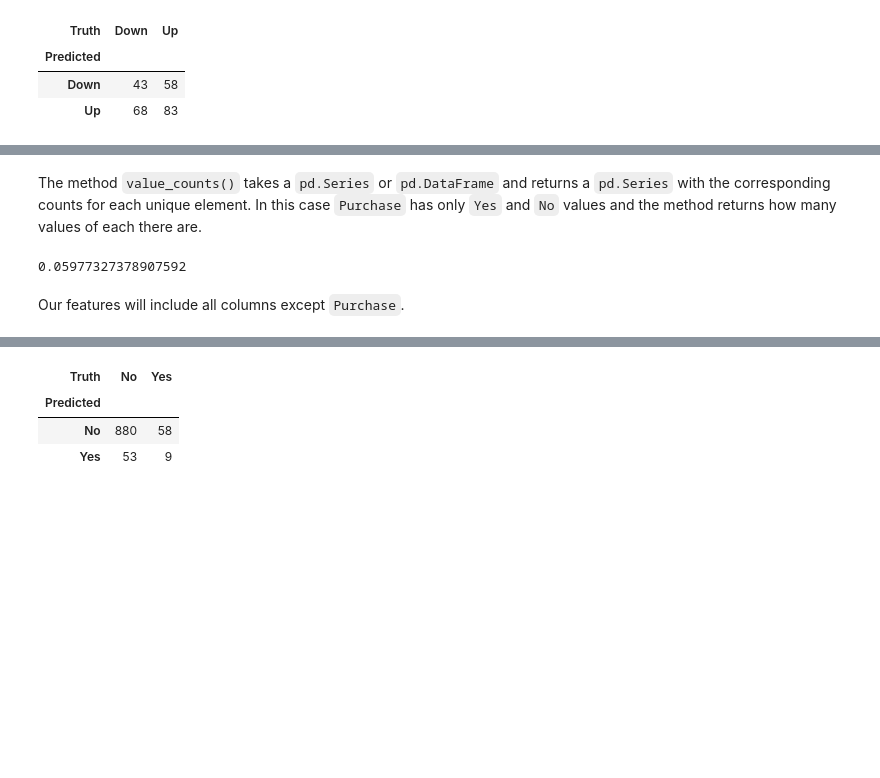
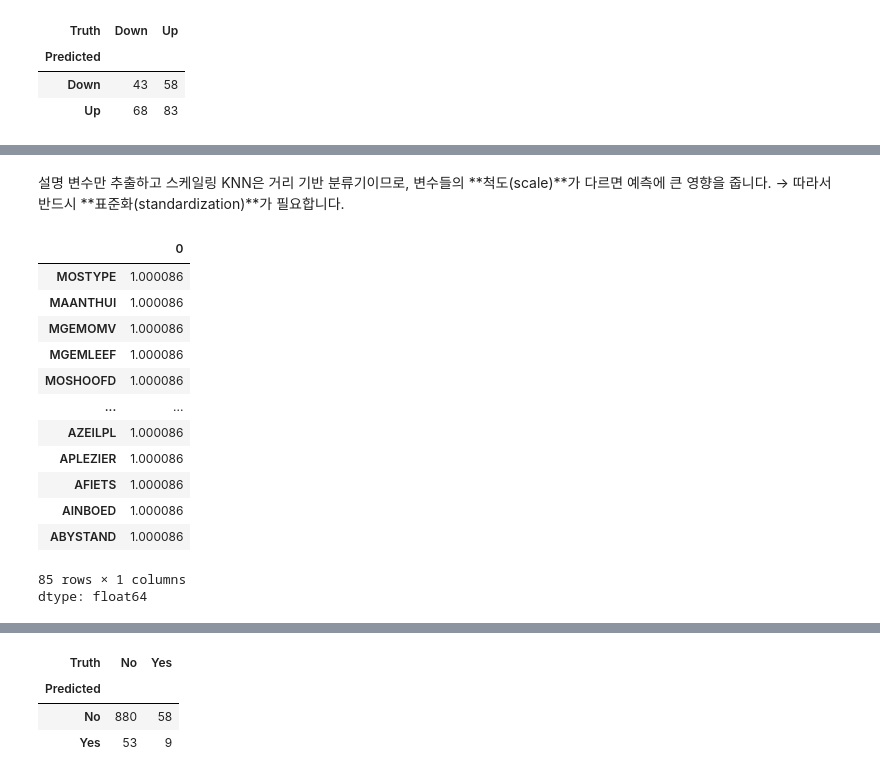
Before and after one commit to KO0HO/DataMining, a Jupyter notebook: Ch04-classification-lab.ipynb, the cells around one changed output, grey strips where cells are left out. Drawn from its saved outputs; the diff is of its cells as text; code cells hidden in the pictures; blank space fills up the shorter version.

```diff
--- a/Ch04-classification-lab.ipynb
+++ b/Ch04-classification-lab.ipynb
@@ -719,14 +786,35 @@ Name: count, dtype: int64
 # %% [markdown]
-The method `value_counts()` takes a `pd.Series` or `pd.DataFrame` and returns
-a `pd.Series` with the corresponding counts
-for each unique element. In this case `Purchase` has only `Yes` and `No` values
-and the method returns how many values of each there are.
+설명 변수만 추출하고 스케일링
+KNN은 거리 기반 분류기이므로,
+변수들의 **척도(scale)**가 다르면 예측에 큰 영향을 줍니다.
+→ 따라서 반드시 **표준화(standardization)**가 필요합니다.
-# %%
-348 / 5822
-# %% [output]
-0.05977327378907592
-# %% [markdown]
-Our features will include all columns except `Purchase`.
 # %%
+# 목표 변수 제외
 feature_df = Caravan.drop(columns=['Purchase'])
+
+# 표준화 설정
+scaler = StandardScaler(with_mean=True, with_std=True, copy=True)
+scaler.fit(feature_df)
+X_std = scaler.transform(feature_df)
+
+# DataFrame으로 변환
+feature_std = pd.DataFrame(X_std, columns=feature_df.columns)
+
+# 각 변수의 표준편차 확인 (모두 1에 가까움)
+feature_std.std()
+# %% [output]
+|  | 0 |
+| MOSTYPE | 1.000086 |
+| MAANTHUI | 1.000086 |
+| MGEMOMV | 1.000086 |
+| MGEMLEEF | 1.000086 |
+| MOSHOOFD | 1.000086 |
+| ... | ... |
+| AZEILPL | 1.000086 |
+| APLEZIER | 1.000086 |
+| AFIETS | 1.000086 |
+| AINBOED | 1.000086 |
+| ABYSTAND | 1.000086 |
+85 rows × 1 columns
+dtype: float64
 # %% [markdown]
```
Also changed, not shown: parts of 110 cells of this notebook.
